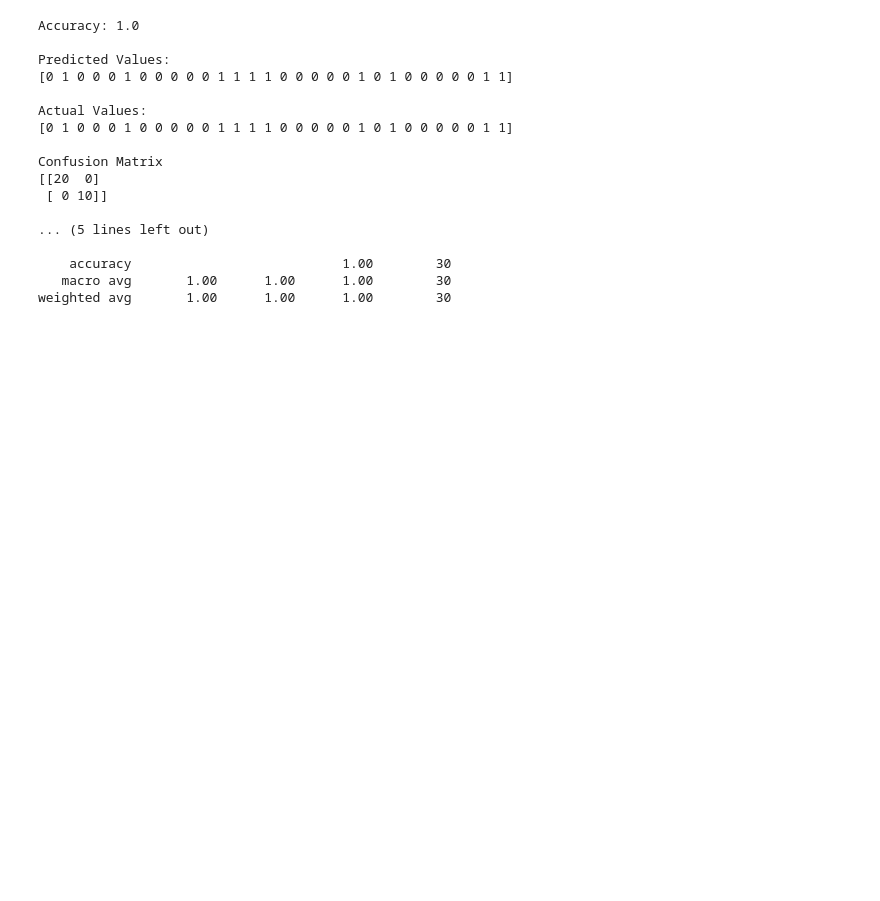
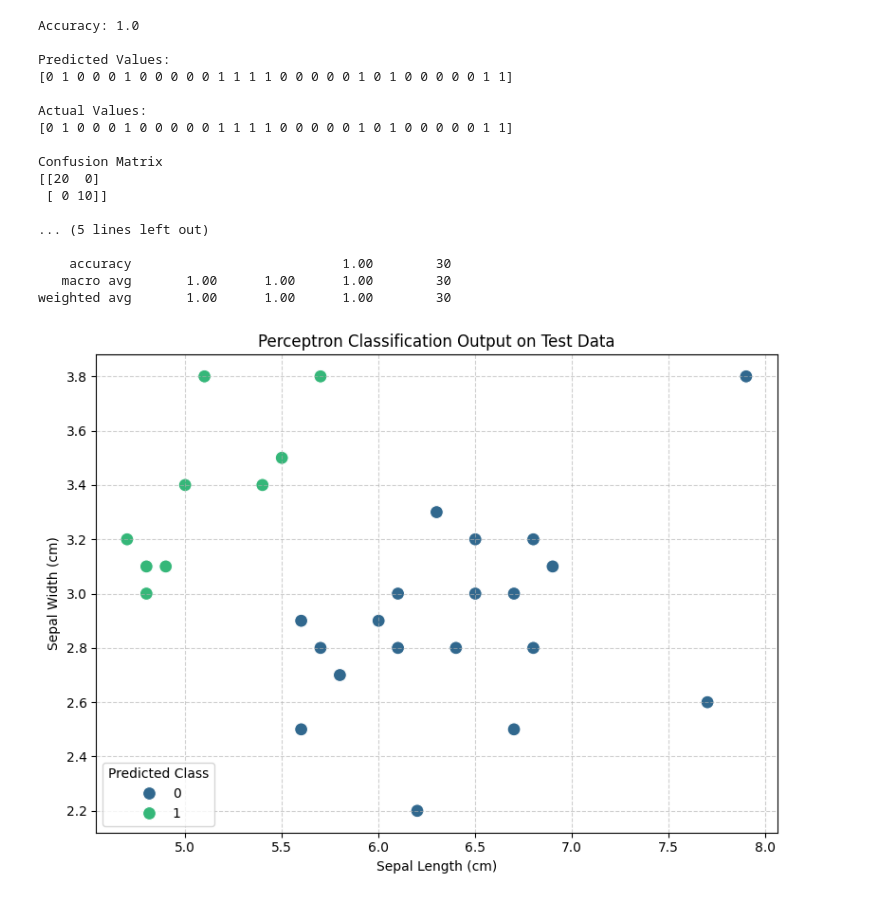
Before and after one commit to Vishal-Mungal/NNDLPRACTICAL, a Jupyter notebook: NNDLpr2.ipynb, the cells around one changed output. Cells and saved outputs as stored; diff of their text form; code cells hidden in the pictures; blank space fills up the shorter version.

```diff
--- a/NNDLpr2.ipynb
+++ b/NNDLpr2.ipynb
@@ -119,3 +122,22 @@ Confusion Matrix
     accuracy                           1.00        30
    macro avg       1.00      1.00      1.00        30
 weighted avg       1.00      1.00      1.00        30
+# %%
+plt.figure(figsize=(8, 6))
+sns.scatterplot(
+    x=X_test[:, 0],
+    y=X_test[:, 1],
+    hue=y_pred,
+    palette='viridis',
+    s=100,
+    marker='o'
+)
+plt.title('Perceptron Classification Output on Test Data')
+plt.xlabel('Sepal Length (cm)')
+plt.ylabel('Sepal Width (cm)')
+plt.legend(title='Predicted Class')
+plt.grid(True, linestyle='--', alpha=0.6)
+plt.tight_layout()
+plt.show()
+# %% [output]
+[figure, added]
```
Also changed, not shown: parts of 1 cell of this notebook.
